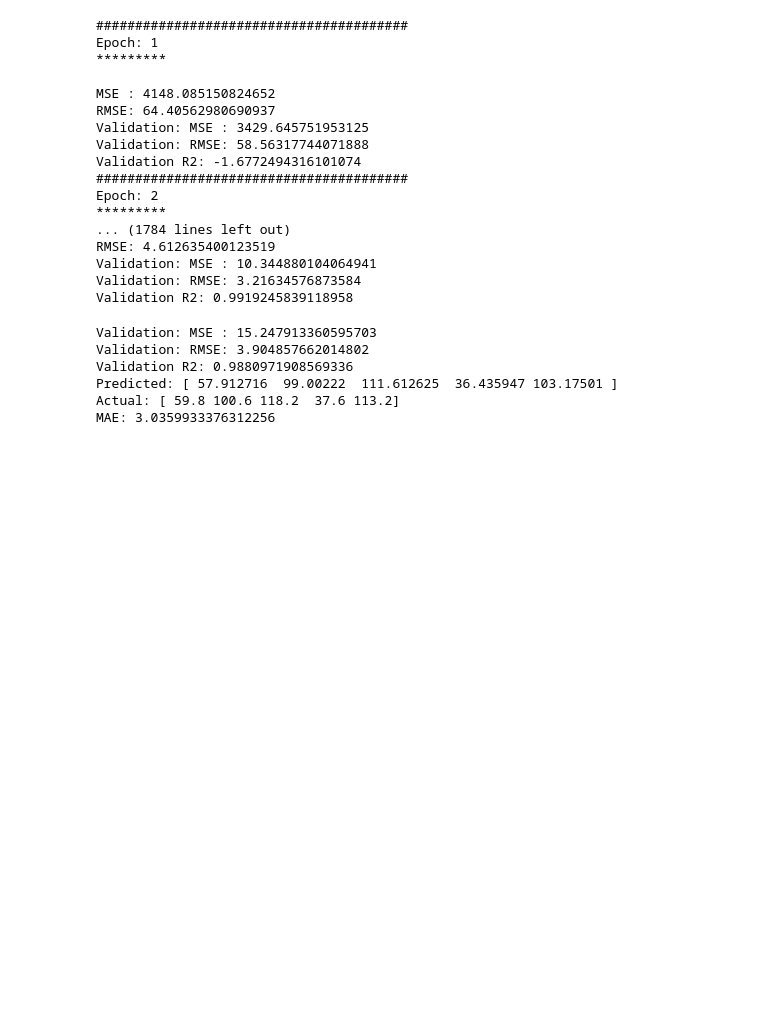
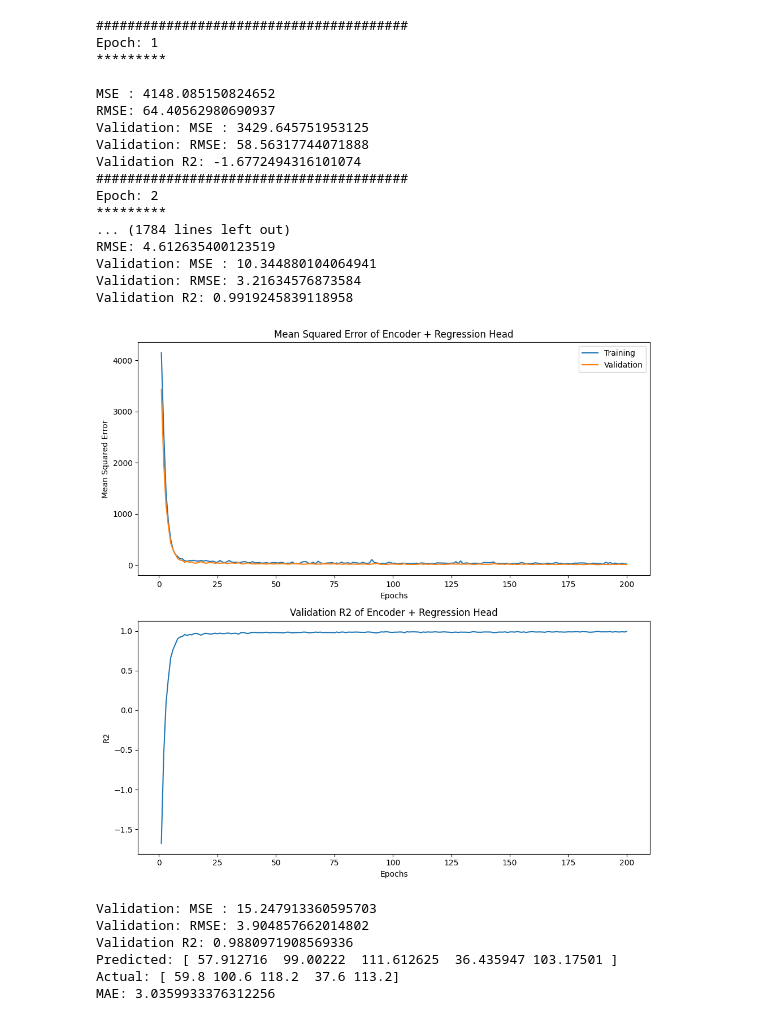
Before and after one commit to tsopeter/835-Final-Project, a Jupyter notebook: 835_Final_Project.ipynb, the cells around one changed output. Drawn from its saved outputs; the diff is of its cells as text; code cells hidden in the pictures; blank space fills up the shorter version.

```diff
--- a/835_Final_Project.ipynb
+++ b/835_Final_Project.ipynb
@@ -608,6 +626,45 @@ RMSE: 4.612635400123519
 Validation: MSE : 10.344880104064941
 Validation: RMSE: 3.21634576873584
 Validation R2: 0.9919245839118958
+# %%
+output_file_path = "resnet18_regression_model3_regression_output.txt"
+def print_regression_losses():
+    mse_values = []
+    validation_mse_values = []
+    validation_r2_values = []
+
+    with open(output_file_path, 'r') as file:
+        for line in file:
+            if "MSE :" in line and "Validation" not in line:
+                mse_values.append(float(line.split("MSE :")[1].strip()))
+            elif "Validation: MSE :" in line:
+                validation_mse_values.append(float(line.split("Validation: MSE :")[1].strip()))
+            elif "Validation R2:" in line:
+                validation_r2_values.append(float(line.split("Validation R2:")[1].strip()))
+    mse_values = np.array(mse_values)
+    validation_mse_values = np.array(validation_mse_values)
+    validation_r2_values = np.array(validation_r2_values)
+    num_epochs_r = np.arange(1, 201)
+
+    plt.figure(figsize=[10, 10])
+    plt.subplot(2, 1, 1)
+    plt.plot(num_epochs_r, mse_values, num_epochs_r, validation_mse_values)
+    plt.xlabel("Epochs")
+    plt.ylabel("Mean Squared Error")
+    plt.title("Mean Squared Error of Encoder + Regression Head")
+    plt.legend(['Training', 'Validation'])
+
+    plt.subplot(2, 1, 2)
+    plt.plot(num_epochs_r, validation_r2_values)
+    plt.xlabel("Epochs")
+    plt.ylabel("R2")
+    plt.title("Validation R2 of Encoder + Regression Head")
+
+    plt.tight_layout()
+    plt.show()
+print_regression_losses()
+# %% [output]
+[figure, added]
 # %%
 torch.save(regmodel, "resnet18_regression_model3_with_supcon1.pth")
 # %%
```
Also changed, not shown: parts of 1 cell of this notebook.
